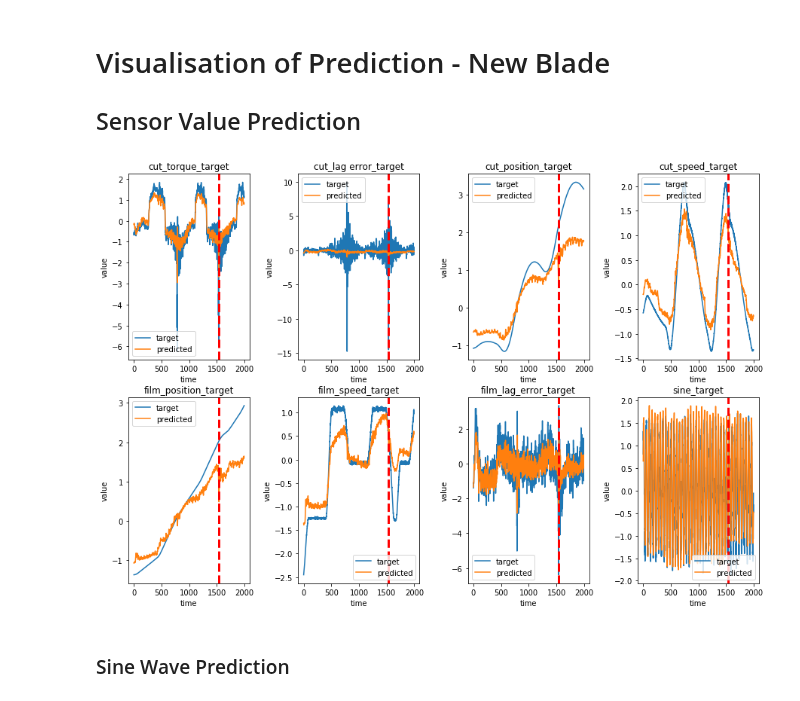
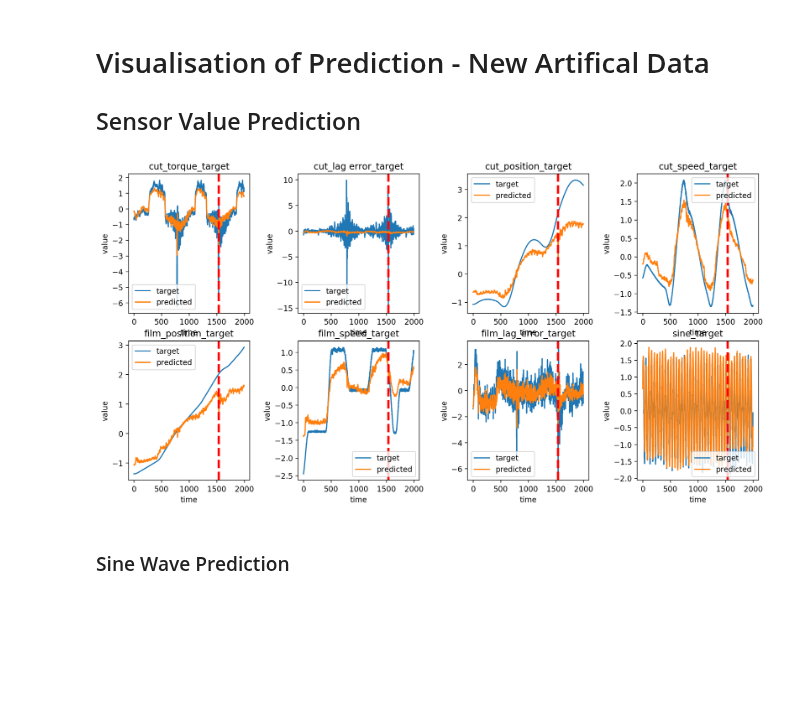
Before and after one commit to carlov93/predictive_maintenance, a Jupyter notebook: src/visualisation/prediction/visualisation_prediction_artifical_signal.ipynb, the cells around one changed output. Saved outputs shown, nothing was run; the diff lists cells and outputs as text; code cells hidden in the pictures; blank space fills up the shorter version.

```diff
--- a/src/visualisation/prediction/visualisation_prediction_artifical_signal.ipynb
+++ b/src/visualisation/prediction/visualisation_prediction_artifical_signal.ipynb
@@ -10,25 +10,28 @@ from matplotlib.pyplot import figure
 data_new_blade = pd.read_csv("../files/prediction/prediction_new_artifical_data.csv", sep=";")
 data_residuals_worn = pd.read_csv("../files/residuals/residual_artifical_data.csv", sep=";")
 data_worn_blade = pd.read_csv("../files/prediction/prediction_worn_artifical_data.csv", sep=";")
+# %%
+def visualize_prediction(dataframe):
+    fig, axes = plt.subplots(2, 4, figsize=(15,7.5), dpi=200)
+    ax = axes.ravel()
+    columns = dataframe.columns
+    plt.subplots_adjust(hspace=0.2, wspace=0.4)
+    for i in range(1,9):
+        sns.lineplot(data=dataframe, x="timestamp", y=columns[i], ax=ax[i-1], label="target")
+        sns.lineplot(data=dataframe, x="timestamp", y=columns[i+8], ax=ax[i-1], label="predicted")
+        ax[i-1].axvline(1536, 0,2, color="r", linestyle ="--", linewidth=3, label="train-validation")
+        #plt.text(1570, 2, 'validation data', fontsize=12)
+        #plt.text(1300, 2, 'training data', fontsize=12)
+        ax[i-1].set(xlabel='time', ylabel='value')
+        ax[i-1].set(title=columns[i])
+    plt.show()
 # %% [markdown]
-# Visualisation of Prediction - New Blade
+# Visualisation of Prediction - New Artifical Data
 ## Sensor Value Prediction
-# %%
-fig, axes = plt.subplots(2, 4, figsize=(15,10))
-ax = axes.ravel()
-columns = data_new_blade.columns
-plt.subplots_adjust(hspace=0.2, wspace=0.4)
-for i in range(1,9):
-    sns.lineplot(data=data_new_blade, x="timestamp", y=columns[i], ax=ax[i-1], label="target")
-    sns.lineplot(data=data_new_blade, x="timestamp", y=columns[i+8], ax=ax[i-1], label="predicted")
-    ax[i-1].axvline(1536, 0,2, color="r", linestyle ="--", linewidth=3, label="train-validation")
-    #plt.text(1570, 2, 'validation data', fontsize=12)
-    #plt.text(1300, 2, 'training data', fontsize=12)
-    ax[i-1].set(xlabel='time', ylabel='value')
-    ax[i-1].set(title=columns[i])
-plt.show()
-# %% [output]
-[figure, removed]
+# %%
+visualize_prediction(data_new_blade)
+# %% [output]
+[figure, added]
 # %% [markdown]
 ### Sine Wave Prediction
 # %%
```
Also changed, not shown: parts of 1 cell of this notebook, 17 other files.
